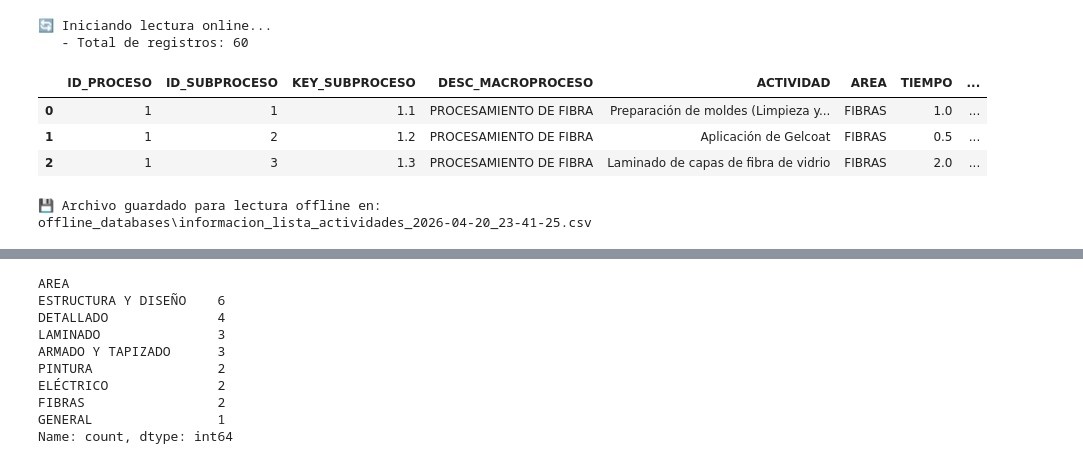
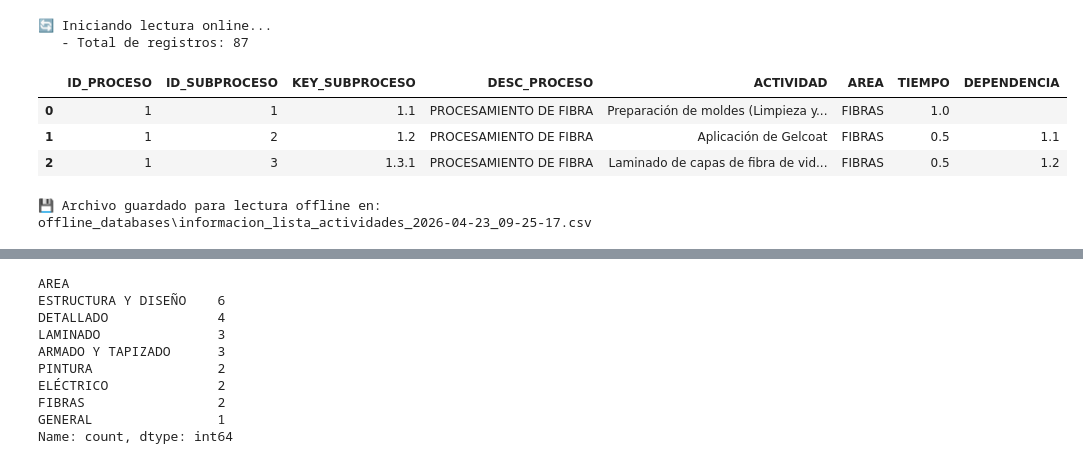
Before and after one commit to angelanaya271828/ingoy, a Jupyter notebook: Asignación de actividades.ipynb, the cells around one changed output, grey strips where cells are left out. Saved outputs shown, nothing was run; the diff lists cells and outputs as text; code cells hidden in the pictures.

```diff
--- a/Asignación de actividades.ipynb
+++ b/Asignación de actividades.ipynb
@@ -18,8 +18,10 @@ from ortools.sat.python import cp_model
 id_libro = "1a7vwC8QZAb7KI2elM_vJOZGSQzitnZ0Xw6BWFlG5guw"
 id_hoja_operadores = "1408324300"
 id_hoja_lista_actividades = "830504512"
+id_hoja_lista_actividades_actualizado = "1447386758"
 id_hoja_areas = "634917592"
 id_hoja_WIP = "1742807779"
+id_hoja_WIP_actualizado = "1505020649"
 # %%
 df_operadores = mis_funciones.lectura_hoja_gs(id_libro = id_libro,
                                               id_hoja = id_hoja_operadores,
@@ -36,16 +38,16 @@ df_operadores = mis_funciones.lectura_hoja_gs(id_libro = id_libro,
 # %%
 df_lista_actividades = mis_funciones.lectura_hoja_gs(id_libro = id_libro,
-                                              id_hoja = id_hoja_lista_actividades,
+                                              id_hoja = id_hoja_lista_actividades_actualizado,
                                               desc_hoja = 'lista_actividades',
                                               flag_lectura_offline = False)
 # %% [output]
 🔄 Iniciando lectura online...
-   - Total de registros: 60
+   - Total de registros: 87
-|  | ID_PROCESO | ID_SUBPROCESO | KEY_SUBPROCESO | DESC_MACROPROCESO | ACTIVIDAD | AREA | TIEMPO | ... |
-| 0 | 1 | 1 | 1.1 | PROCESAMIENTO DE FIBRA | Preparación de moldes (Limpieza y... | FIBRAS | 1.0 | ... |
-| 1 | 1 | 2 | 1.2 | PROCESAMIENTO DE FIBRA | Aplicación de Gelcoat | FIBRAS | 0.5 | ... |
-| 2 | 1 | 3 | 1.3 | PROCESAMIENTO DE FIBRA | Laminado de capas de fibra de vidrio | FIBRAS | 2.0 | ... |
+|  | ID_PROCESO | ID_SUBPROCESO | KEY_SUBPROCESO | DESC_PROCESO | ACTIVIDAD | AREA | TIEMPO | DEPENDENCIA |
+| 0 | 1 | 1 | 1.1 | PROCESAMIENTO DE FIBRA | Preparación de moldes (Limpieza y... | FIBRAS | 1.0 |  |
+| 1 | 1 | 2 | 1.2 | PROCESAMIENTO DE FIBRA | Aplicación de Gelcoat | FIBRAS | 0.5 | 1.1 |
+| 2 | 1 | 3 | 1.3.1 | PROCESAMIENTO DE FIBRA | Laminado de capas de fibra de vid... | FIBRAS | 0.5 | 1.2 |
-💾 Archivo guardado para lectura offline en: offline_databases\informacion_lista_actividades_2026-04-20_23-41-25.csv
+💾 Archivo guardado para lectura offline en: offline_databases\informacion_lista_actividades_2026-04-23_09-25-17.csv
 # %%
 df_areas = mis_funciones.lectura_hoja_gs(id_libro = id_libro,
                                         id_hoja = id_hoja_areas,
```
Also changed, not shown: parts of 13 cells of this notebook, 1 other file.
